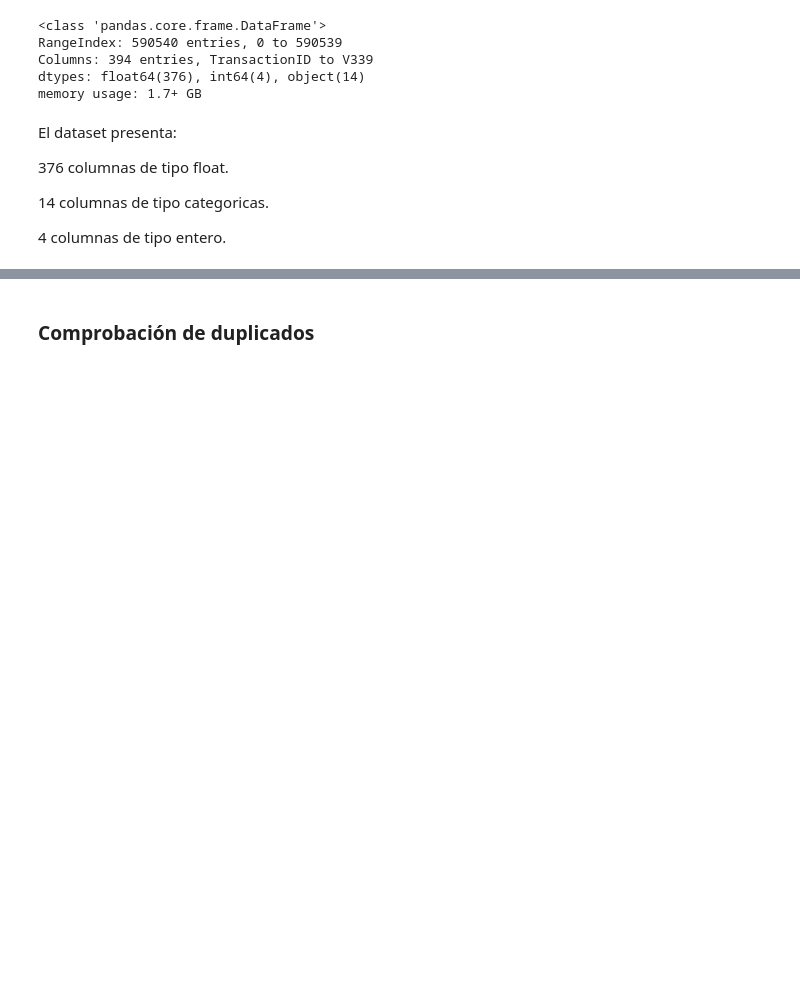
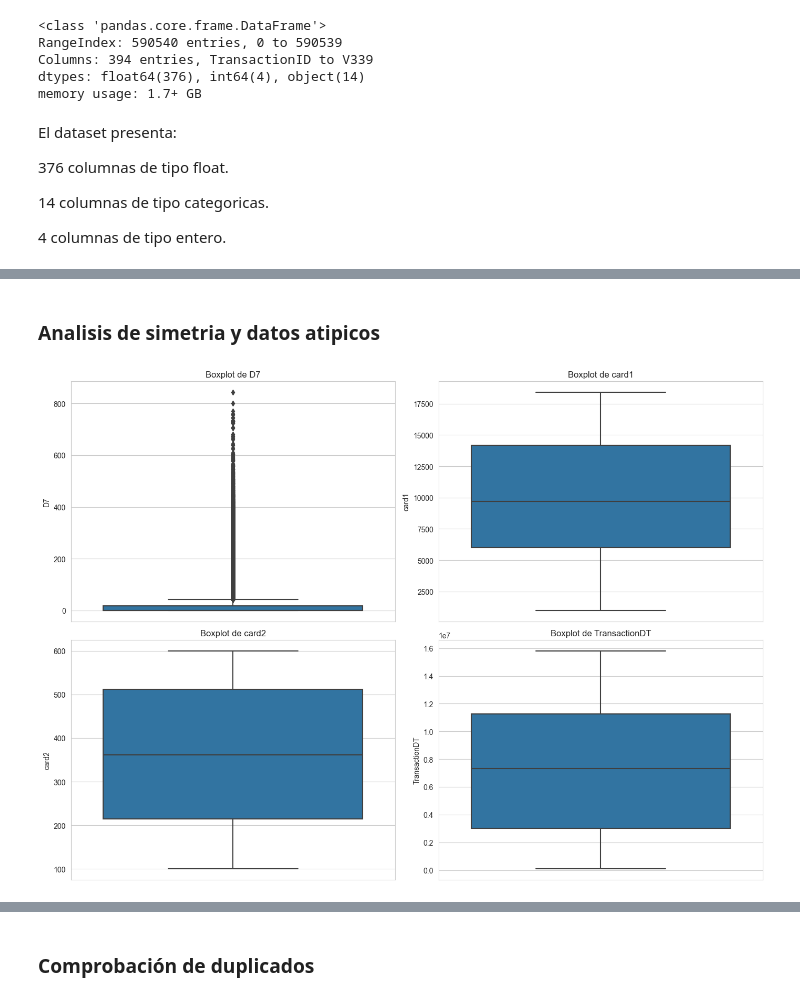
Before and after one commit to JAcv2/-jbook_ml202330, a Jupyter notebook: _sources/Fraud_det.ipynb, the cells around one changed output, grey strips where cells are left out. Drawn from its saved outputs; the diff is of its cells as text; code cells hidden in the pictures; blank space fills up the shorter version.

```diff
--- a/_sources/Fraud_det.ipynb
+++ b/_sources/Fraud_det.ipynb
@@ -66,0 +157,19 @@ El dataset presenta:
+# %% [markdown]
+### Analisis de simetria y datos atipicos
+# %%
+# Crear una figura con varios subplots
+fig, axes = plt.subplots(nrows=2, ncols=2, figsize=(14, 10))
+
+selected_columns = ['D7', 'card1', 'card2','TransactionDT']
+
+# Boxplots para las variables seleccionadas
+for i, col in enumerate(selected_columns):
+    if fraud_det[col].dtype != 'object':  # Solo para variables numéricas
+        sns.boxplot(y=fraud_det[col], ax=axes[i//2, i%2])
+        axes[i//2, i%2].set_title(f'Boxplot de {col}')
+        axes[i//2, i%2].set_xlabel('')
+
+plt.tight_layout()
+plt.show()
+# %% [output]
+[figure, added]
```
Also changed, not shown: parts of 38 cells of this notebook, 11 other files.
